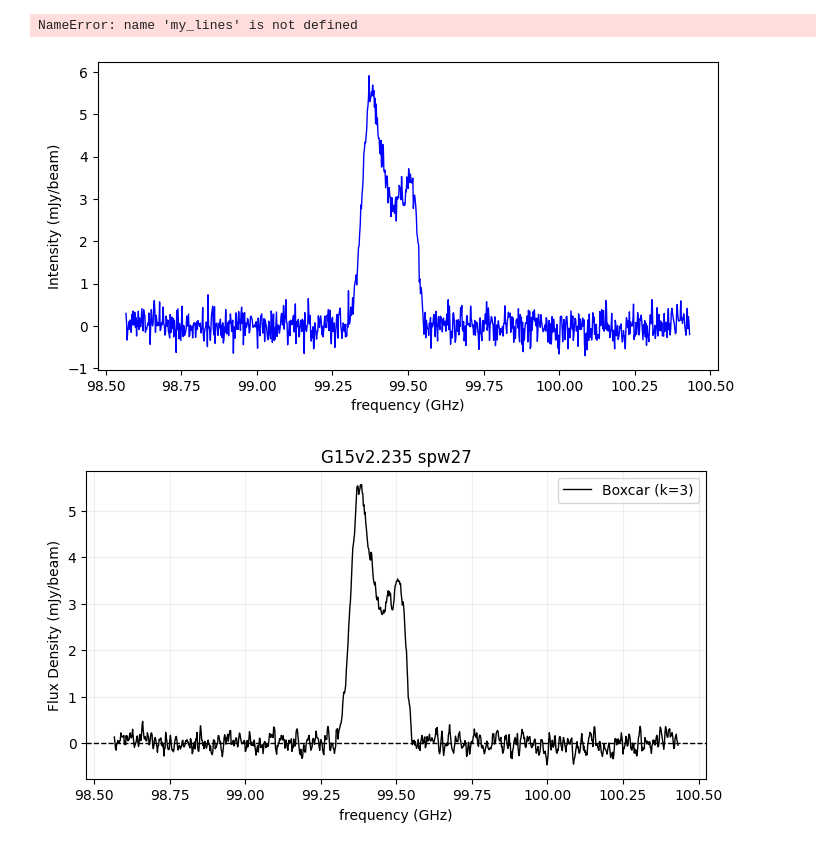
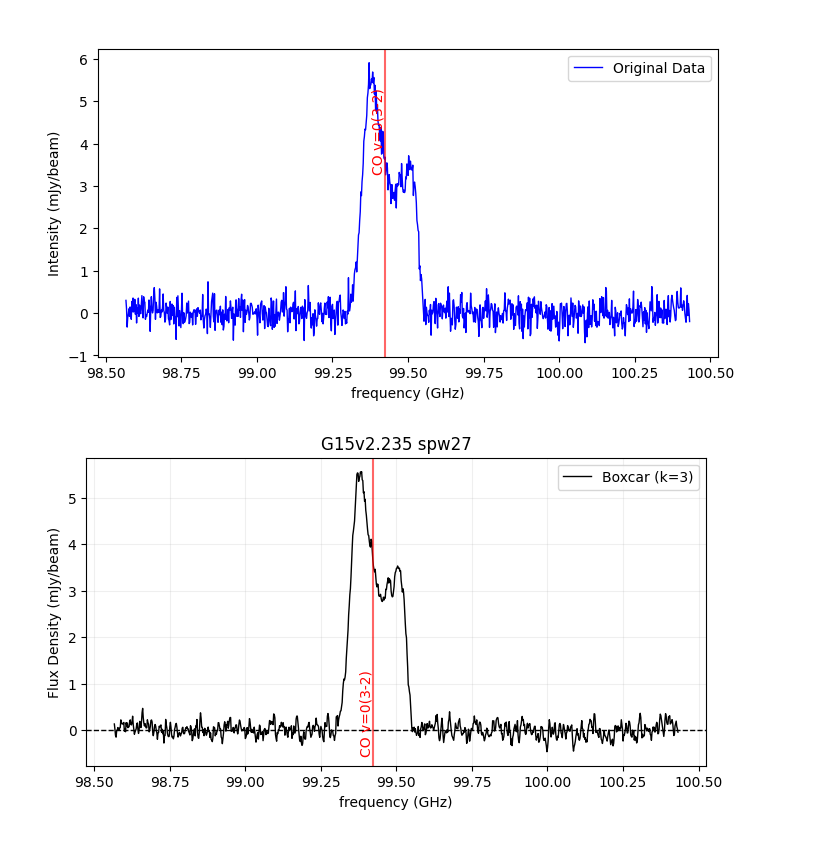
Before and after one commit to 000RF/2025-summer, a Jupyter notebook: G15v2.235/上/spw27.ipynb, the cells around one changed output. Cells and saved outputs as stored; diff of their text form; code cells hidden in the pictures.

```diff
--- a/G15v2.235/上/spw27.ipynb
+++ b/G15v2.235/上/spw27.ipynb
@@ -16,7 +16,7 @@ df = df.dropna()
 x = df[df.columns[0]]
 y = df[df.columns[1]] * 1000  #Jy → mJy
 
-#my_lines =[(   , "")] #freq. , label
+my_lines =[(99.424, "CO v=0(3-2)")] #freq. , label
 #template_lines = [(, "")]
 # %%
 #define binning & boxcar smoothing
@@ -50,8 +50,7 @@ plt.grid(False)
 plt.legend()
 plt.show()
 # %% [output]
-NameError: name 'my_lines' is not defined
-[figure, old version]
+[figure, new version]
 # %%
 '''
 #if you need to binning + boxcar smoothing
@@ -71,34 +70,34 @@ plt.xlabel("frequency (GHz)")
 plt.ylabel("Flux Density (mJy/beam)")
 plt.title("G15v2.235 spw25")
 #plt.xlim(    ,     )
 #plt.ylim(    ,     )
 plt.axhline(0, color="black", linewidth=1, linestyle="--")
 plt.grid(True, alpha=0.2)
 plt.legend()
 plt.show()
 '''
 
 
 #if you just need boxcar smoothing
 
 y_boxcar = boxcar_smooth(y, kernel_size=3)
 
 plt.figure(figsize=(8, 4))
 plt.plot(x, y_boxcar, color="black", linewidth=1, label="Boxcar (k=3)")
-#for freq, label in my_lines:
-#    plt.axvline(freq, color="red", linestyle="-", alpha=0.6)
-#    plt.text(freq, max(y_boxcar)*-0.6, label, rotation=90, color="red", fontsize=10, ha='right', va='bottom')
+for freq, label in my_lines:
+    plt.axvline(freq, color="red", linestyle="-", alpha=0.6)
+    plt.text(freq, max(y_boxcar)*-0.1, label, rotation=90, color="red", fontsize=10, ha='right', va='bottom')
 #for freq, label in template_lines:
 #    plt.axvline(freq, color="blue", linestyle="-", alpha=0.6)
 #    plt.text(freq, max(df[df.columns[1]])*-0.6, label, rotation=90, color="blue", fontsize=10, ha='right', va='bottom')
 plt.xlabel("frequency (GHz)")
 plt.ylabel("Flux Density (mJy/beam)")
 plt.title("G15v2.235 spw27")
 #plt.xlim(    ,     )
 #plt.ylim(    ,     )
 plt.axhline(0, color="black", linewidth=1, linestyle="--")
 plt.grid(True, alpha=0.2)
 plt.legend()
 plt.show()
 # %% [output]
-[figure, old version]
+[figure, new version]
```
Also changed, not shown: 12 other files.
